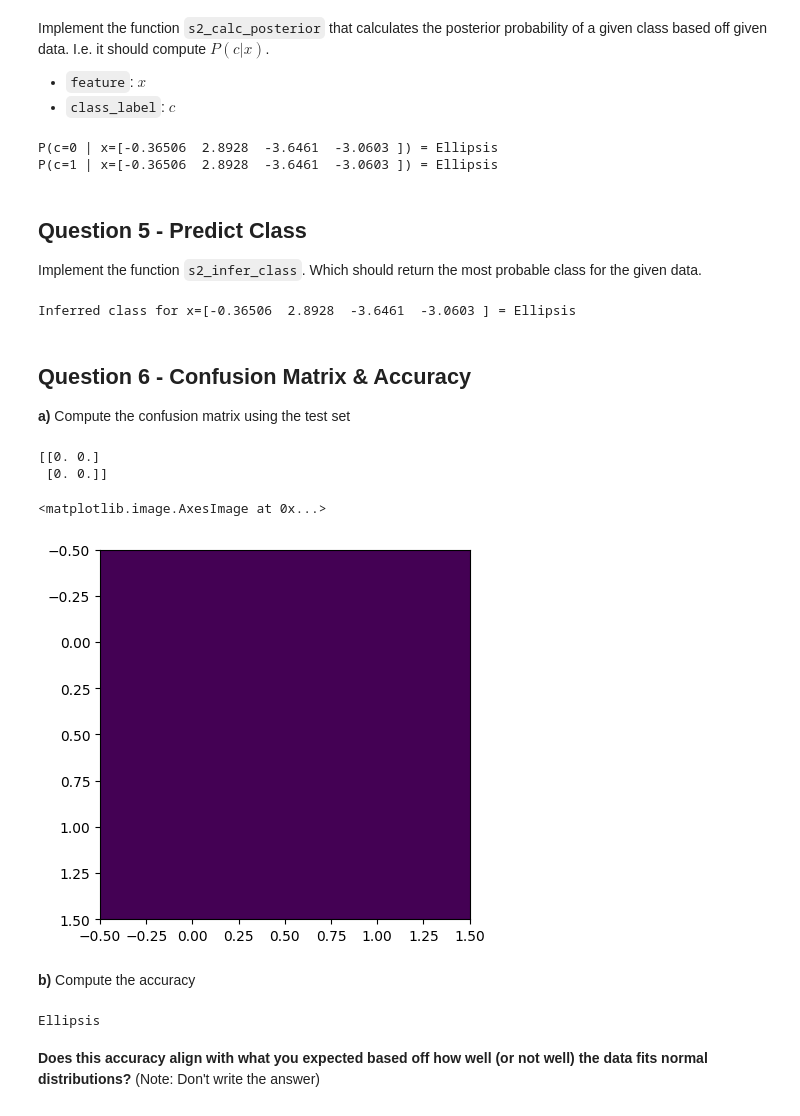
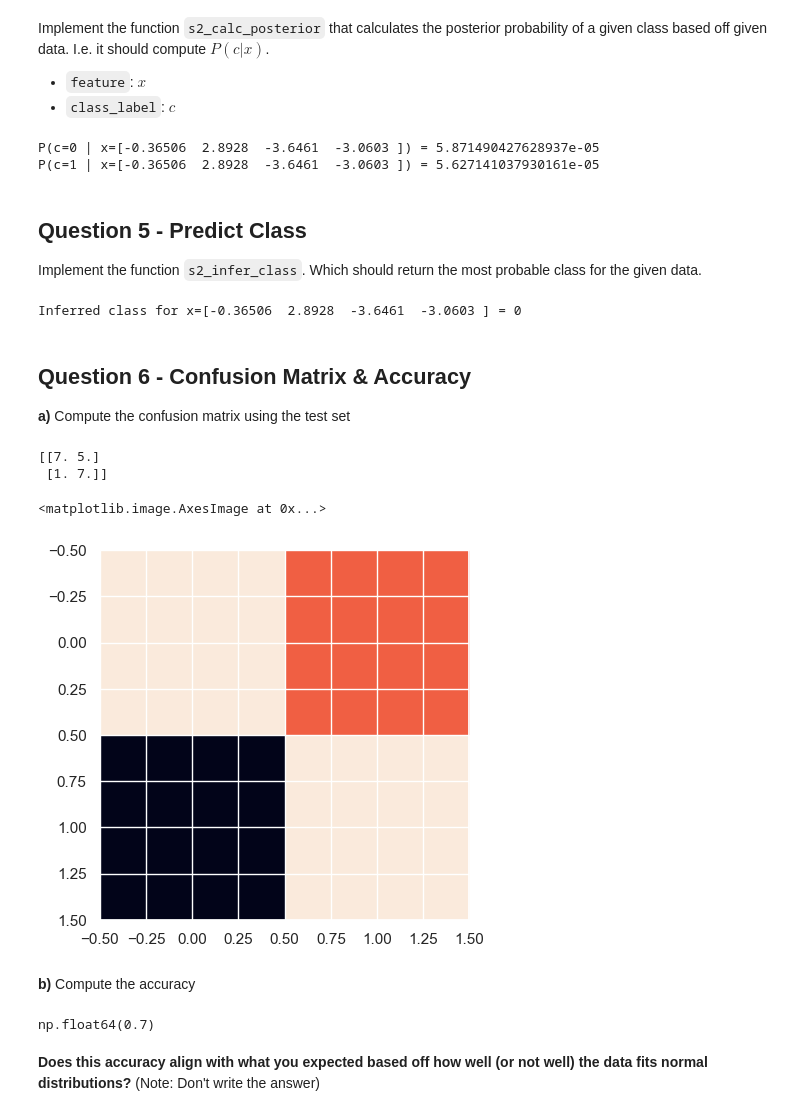
Before and after one commit to DevHackerGamer/Projects, a Jupyter notebook: ML Lab 1.2 - Naive Bayes Pt 2.ipynb, the cells around one changed output. Cells and saved outputs as stored; diff of their text form; code cells hidden in the pictures.

```diff
--- a/ML Lab 1.2 - Naive Bayes Pt 2.ipynb
+++ b/ML Lab 1.2 - Naive Bayes Pt 2.ipynb
@@ -426,6 +446,12 @@ array([[0., 0., 0., 0.],
 s2_cc_var = np.zeros((2,4))
 
 # TODO
-
+cache=np.zeros(2)
+for label, feature in zip(s2_train_labels, s2_train_features):
+    s2_cc_var[label]+=(feature-s2_cc_mean[label])**2
+    cache[label]+=1
+for i in range(0,2):
+    for j in range(0,4):
+        s2_cc_var[i][j]/=cache[i]
 s2_cc_var
 # %% [output]
@@ -439,7 +465,7 @@ array([[0., 0., 0., 0.],
 - `var`: variance ($\sigma^2_{x_i, c}$) of associated gaussian distribution for $(x_i, c)$
 # %%
 def s2_class_conditional_fn(feature, class_label, mean, var):
-    cond_prob = ...   # i.e. P(x_i | c)
+    cond_prob = (1/np.sqrt(2*np.pi*var))*(np.e ** -(((feature - mean)**2)/(2*var)))   # i.e. P(x_i | c)
     # TODO
 
     return cond_prob
@@ -459,56 +485,63 @@ Implement the function `s2_calc_posterior` that calculates the posterior probabi
 - `class_label`: $c$
 # %%
 def s2_calc_posterior(class_label, feature):
-    post_prob = ...
+    post_prob = np.ones(2)
+    for idx, feat in enumerate(feature):
+        post_prob[class_label]*=s2_class_conditional_fn(feat, class_label, s2_cc_mean[class_label][idx], s2_cc_var[class_label][idx])
+
     # TODO
 
-    return post_prob
+    return post_prob[class_label]
 
 # Don't change
 print(f"P(c=0 | x={s2_test_features[0]}) = {s2_calc_posterior(0, s2_test_features[0])}")
 print(f"P(c=1 | x={s2_test_features[0]}) = {s2_calc_posterior(1, s2_test_features[0])}")
 # %% [output]
-P(c=0 | x=[-0.36506  2.8928  -3.6461  -3.0603 ]) = Ellipsis
-P(c=1 | x=[-0.36506  2.8928  -3.6461  -3.0603 ]) = Ellipsis
+P(c=0 | x=[-0.36506  2.8928  -3.6461  -3.0603 ]) = 5.871490427628937e-05
+P(c=1 | x=[-0.36506  2.8928  -3.6461  -3.0603 ]) = 5.627141037930161e-05
 # %% [markdown]
 ## Question 5 - Predict Class
 Implement the function `s2_infer_class`. Which should return the most probable class for the given data.
 # %%
 def s2_infer_class(feature):
-    c = ...
+    c = np.argmax([s2_calc_posterior(0,feature),s2_calc_posterior(1,feature)])
     # TODO
 
     return c
 
 print(f"Inferred class for x={s2_test_features[0]} = {s2_infer_class(s2_test_features[0])}")
 # %% [output]
-Inferred class for x=[-0.36506  2.8928  -3.6461  -3.0603 ] = Ellipsis
+Inferred class for x=[-0.36506  2.8928  -3.6461  -3.0603 ] = 0
 # %% [markdown]
 ## Question 6 - Confusion Matrix & Accuracy
 **a)** Compute the confusion matrix using the test set
 # %%
 s2_confusion_matrix = np.zeros((2, 2))
 
 # TODO
+for idx, outcome in enumerate(s2_test_labels):
+    prediction=s2_infer_class(s2_test_features[idx])
+    s2_confusion_matrix[prediction][outcome]+=1
+
 
 # Don't modify
 print(s2_confusion_matrix)
 plt.imshow(s2_confusion_matrix)  # Plot heatmap of confusion_matrix
 # %% [output]
-[[0. 0.]
- [0. 0.]]
+[[7. 5.]
+ [1. 7.]]
 <matplotlib.image.AxesImage at 0x...>
-[figure, old version]
+[figure, new version]
 # %% [markdown]
 **b)** Compute the accuracy
 # %%
-s2_acc = ...
+s2_acc = np.trace(s2_confusion_matrix)/np.sum(s2_confusion_matrix)
 
 # TODO
 
 s2_acc
 # %% [output]
-Ellipsis
+np.float64(0.7)
 # %% [markdown]
 **Does this accuracy align with what you expected based off how well (or not well) the data fits normal distributions?** (Note: Don't write the answer)
 # %% [markdown]
```
Also changed, not shown: parts of 12 cells of this notebook, 7 other files.
